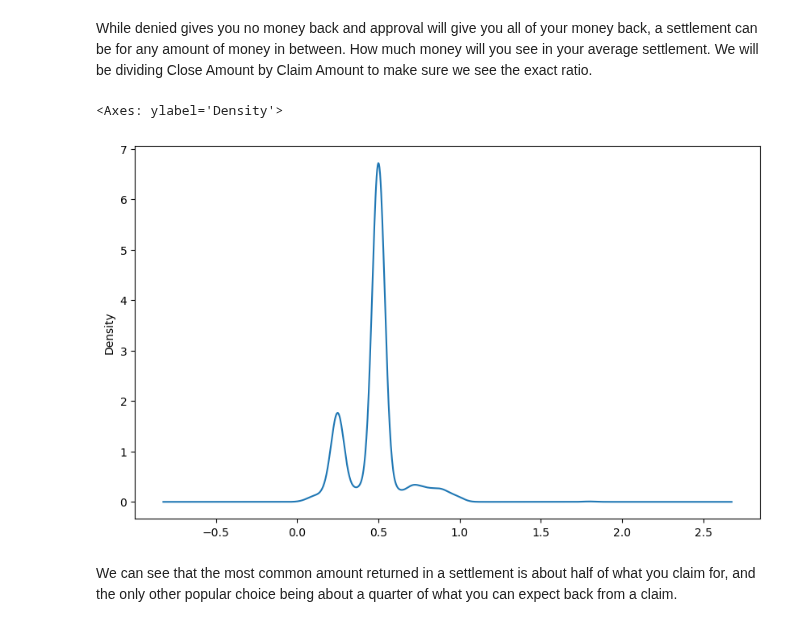
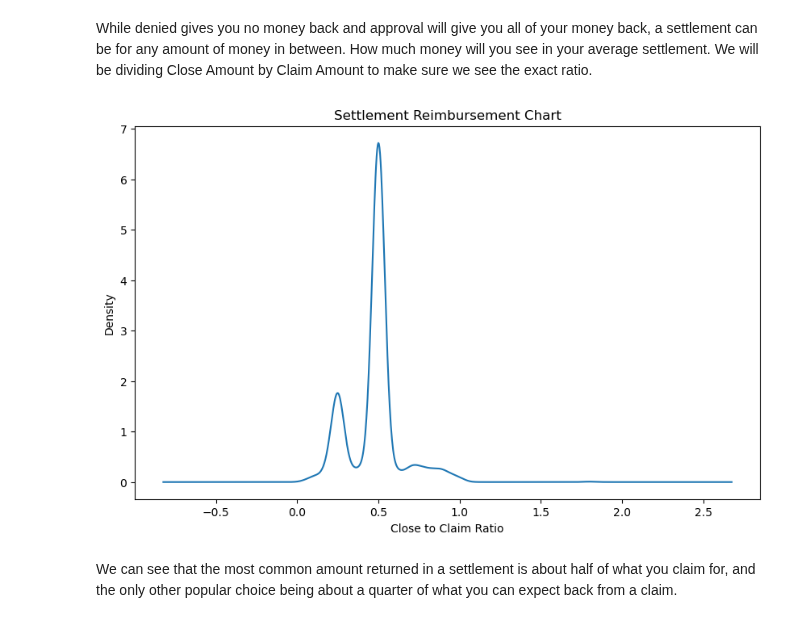
Before and after one commit to iFernandez96/TSA-claim-reimbursement-predictor, a Jupyter notebook: TSA Claim Reimbursement Predictor.ipynb, the cells around one changed output. Cells and saved outputs as stored; diff of their text form; code cells hidden in the pictures.

```diff
--- a/TSA Claim Reimbursement Predictor.ipynb
+++ b/TSA Claim Reimbursement Predictor.ipynb
@@ -235,11 +234,12 @@ While denied gives you no money back and approval will give you all of your mone
 # %%
 df['CloseToClaimRatio'] =  (df['Close Amount'] / df['Claim Amount'])
 settle_df = df[df['Disposition'] == 'Settle']
 plt.figure(figsize=(10, 6))
-settle_df['CloseToClaimRatio'].plot.density()
+plt.title("Settlement Reimbursement Chart")
+plt.xlabel("Close to Claim Ratio")
+settle_df['CloseToClaimRatio'].plot.density();
 # %% [output]
-<Axes: ylabel='Density'>
-[figure, old version]
+[figure, new version]
 # %% [markdown]
 We can see that the most common amount returned in a settlement is about half of what you claim for, and the only other popular choice being about a quarter of what you can expect back from a claim.
 # %% [markdown]
```
Also changed, not shown: parts of 15 cells of this notebook, 1 other file.
